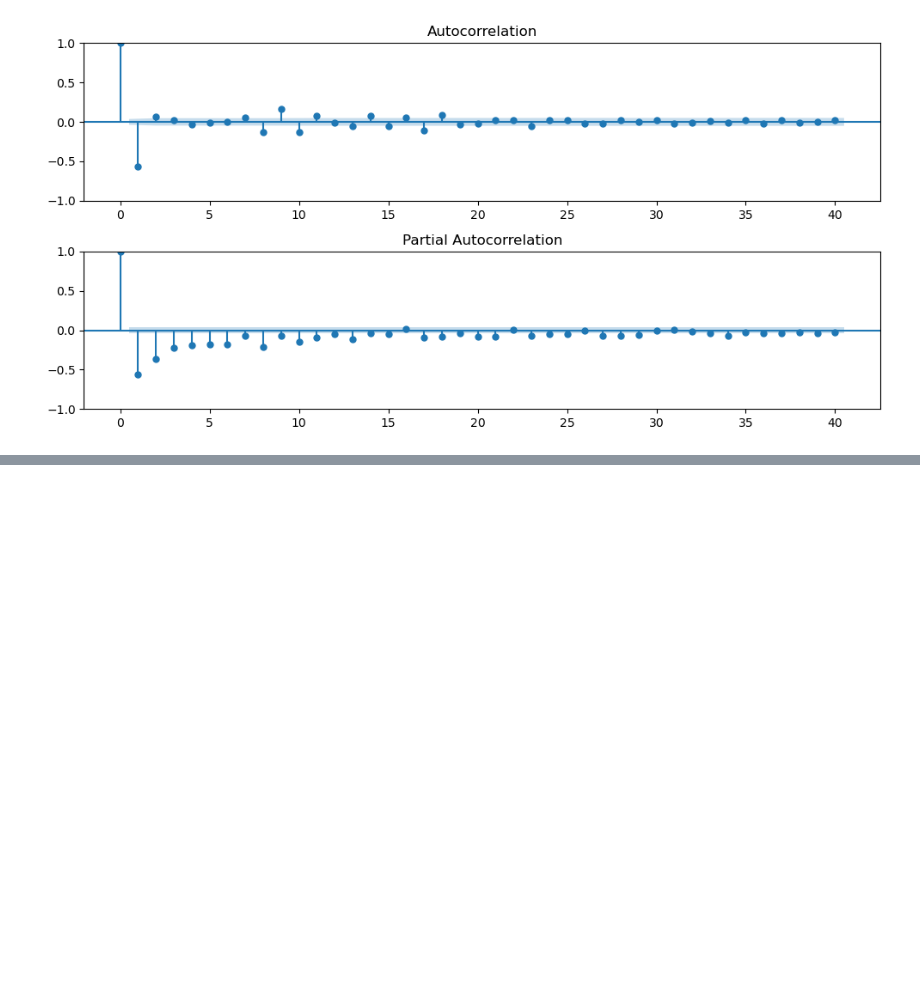
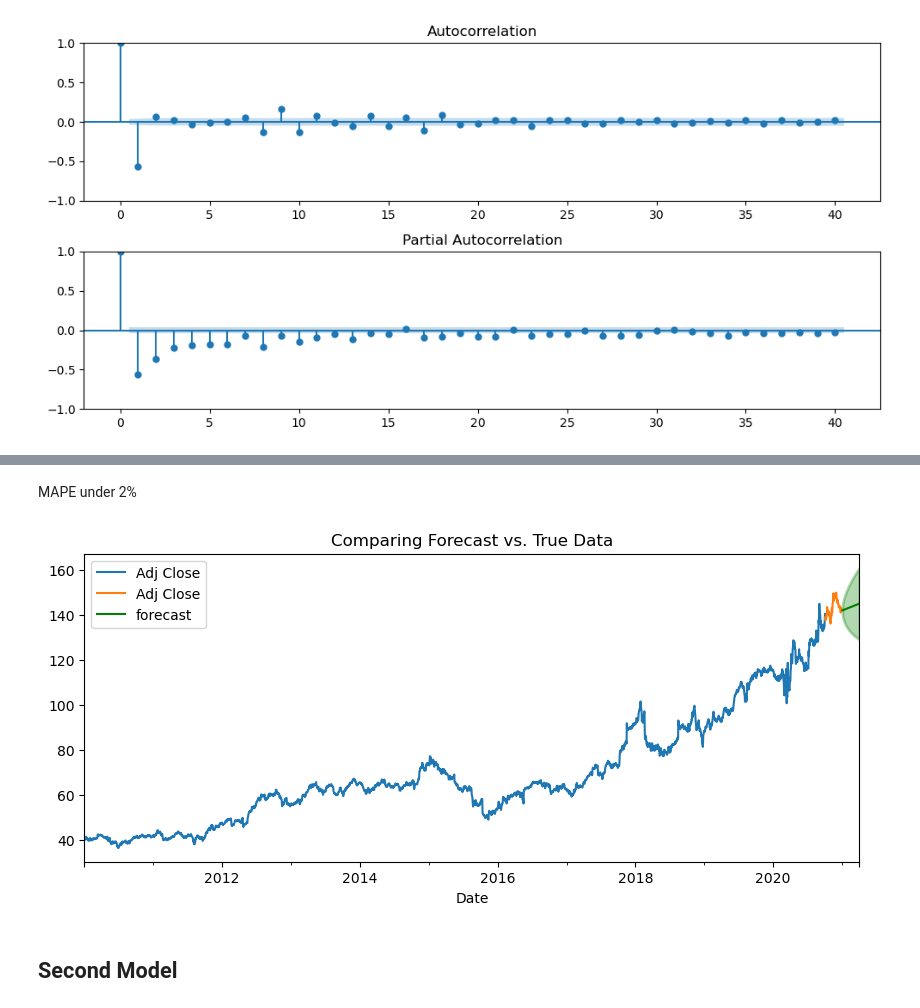
Before and after one commit to Mrammoss/Arima-models, a Jupyter notebook: Arima-Models.ipynb, the cells around one changed output, grey strips where cells are left out. Saved outputs shown, nothing was run; the diff lists cells and outputs as text; code cells hidden in the pictures; blank space fills up the shorter version.

```diff
--- a/Arima-Models.ipynb
+++ b/Arima-Models.ipynb
@@ -181,0 +184,6 @@ train, test = train_test_split(df, test_size = 65)
+# %%
+p = 0
+d = 1
+q = 2
+
+arima_model = tsa.ARIMA(df, order=(p,q,d)).fit()
@@ -181,0 +241,2 @@ train, test = train_test_split(df, test_size = 65)
+# %%
+predictions = arima_model.get_forecast(steps=len(test)).summary_frame()
@@ -181,0 +254,36 @@ train, test = train_test_split(df, test_size = 65)
+# %% [markdown]
+MAPE under 2%
+# %%
+def plot_forecast(ts_train, ts_test, forecast_df, n_train_lags=None,
+                  figsize=(10,4), title='Comparing Forecast vs. True Data'):
+    ### PLot training data, and forecast (with upper/,lower ci)
+    fig, ax = plt.subplots(figsize=figsize)
+
+    # setting the number of train lags to plot if not specified
+    if n_train_lags==None:
+        n_train_lags = len(ts_train)
+
+    # Plotting Training  and test data
+    ts_train.iloc[-n_train_lags:].plot(ax=ax, label="train")
+    ts_test.plot(label="test", ax=ax)
+
+    # Plot
+    forecast_df['mean'].plot(ax=ax, color='green', label="forecast")
+
+    # Add the shaded confidence interval
+    ax.fill_between(forecast_df.index,
+                    forecast_df['mean_ci_lower'],
+                   forecast_df['mean_ci_upper'],
+                   color='green', alpha=0.3,  lw=2)
+
+    # set the title and add legend
+    ax.set_title(title)
+    ax.legend();
+
+    return fig, ax
+# %%
+plot_forecast(train, test, predictions);
+# %% [output]
+[figure, added]
+# %% [markdown]
+## Second Model
```
Also changed, not shown: parts of 10 cells of this notebook.
